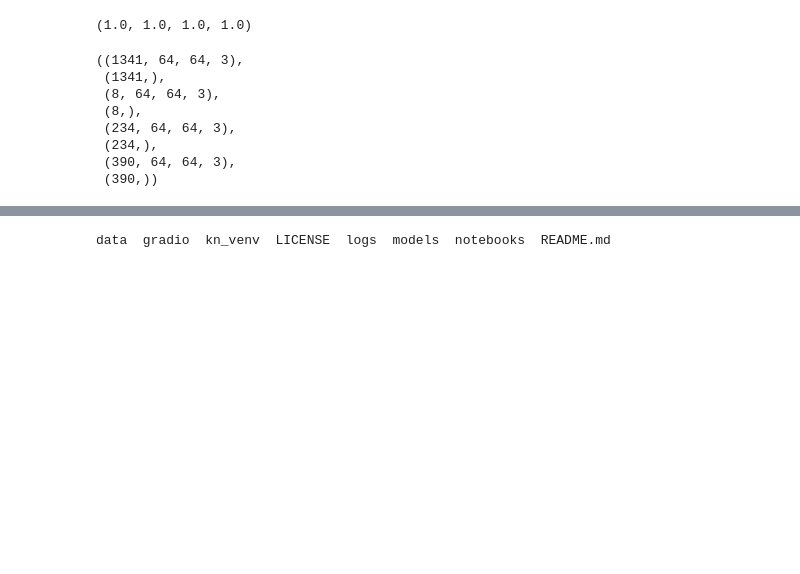
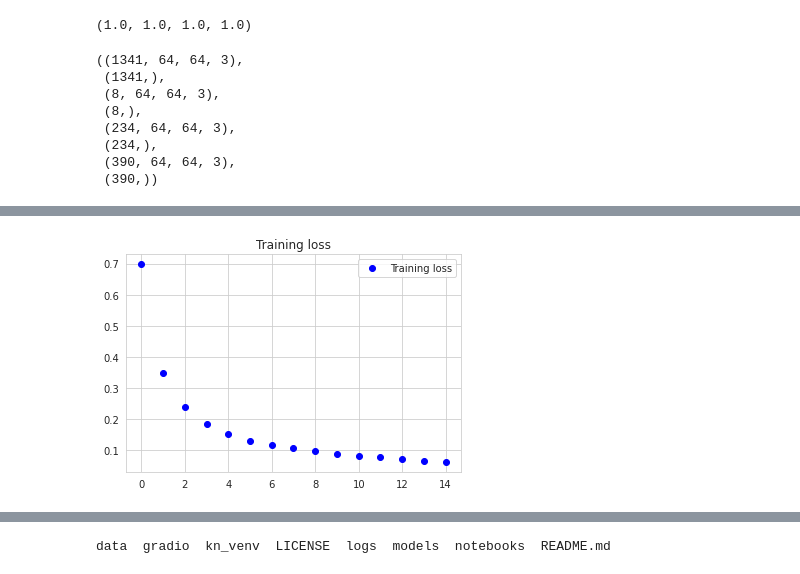
Before and after one commit to krzysiekniburski/SWA, a Jupyter notebook: notebooks/AID/pneumonia_ssim_unsupervised.ipynb, the cells around one changed output, grey strips where cells are left out. Cells and saved outputs as stored; diff of their text form; code cells hidden in the pictures; blank space fills up the shorter version.

```diff
--- a/notebooks/AID/pneumonia_ssim_unsupervised.ipynb
+++ b/notebooks/AID/pneumonia_ssim_unsupervised.ipynb
@@ -241,6 +241,17 @@ Epoch 10/10
 # %%
 # %load_ext tensorboard
 # %tensorboard --logdir="../../logs" #Specify the path in fit
+# %%
+
+loss = hist.history['loss']
+epochs = range(len(loss))
+
+plt.plot(epochs, loss, 'bo', label='Training loss')
+plt.title('Training loss')
+plt.legend()
+plt.show()
+# %% [output]
+[figure, added]
 # %%
 decoded_imgs = autoencoder.predict(x_test)
 n = 10
```
Also changed, not shown: parts of 31 cells of this notebook, 1 other file.
